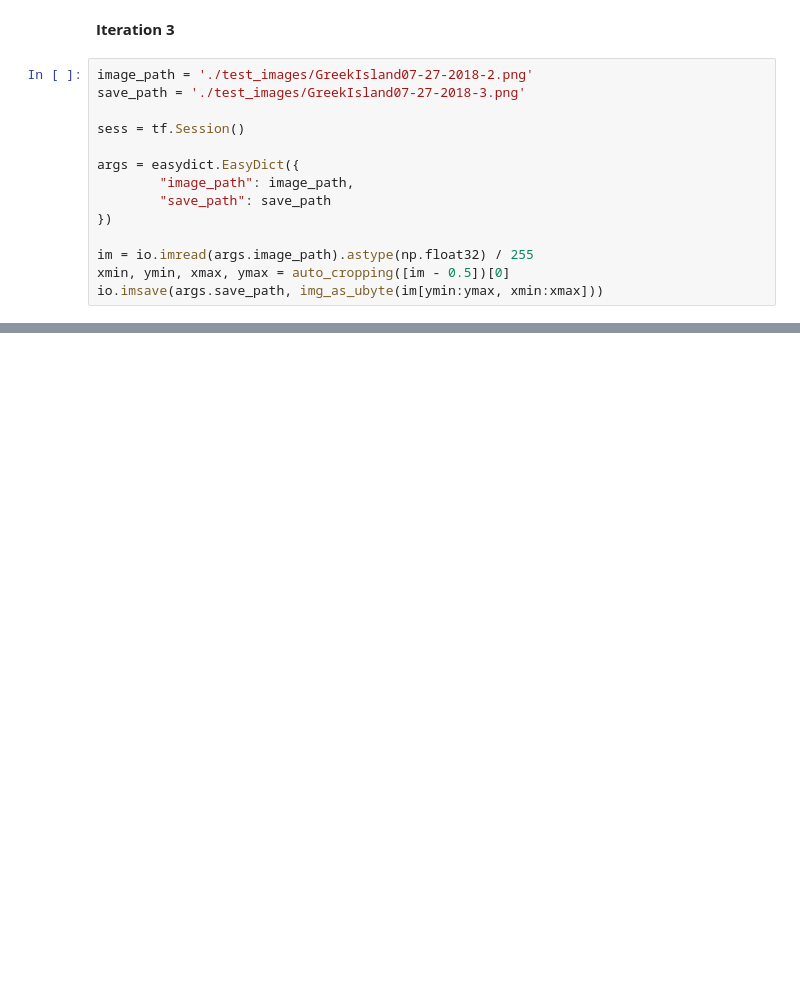
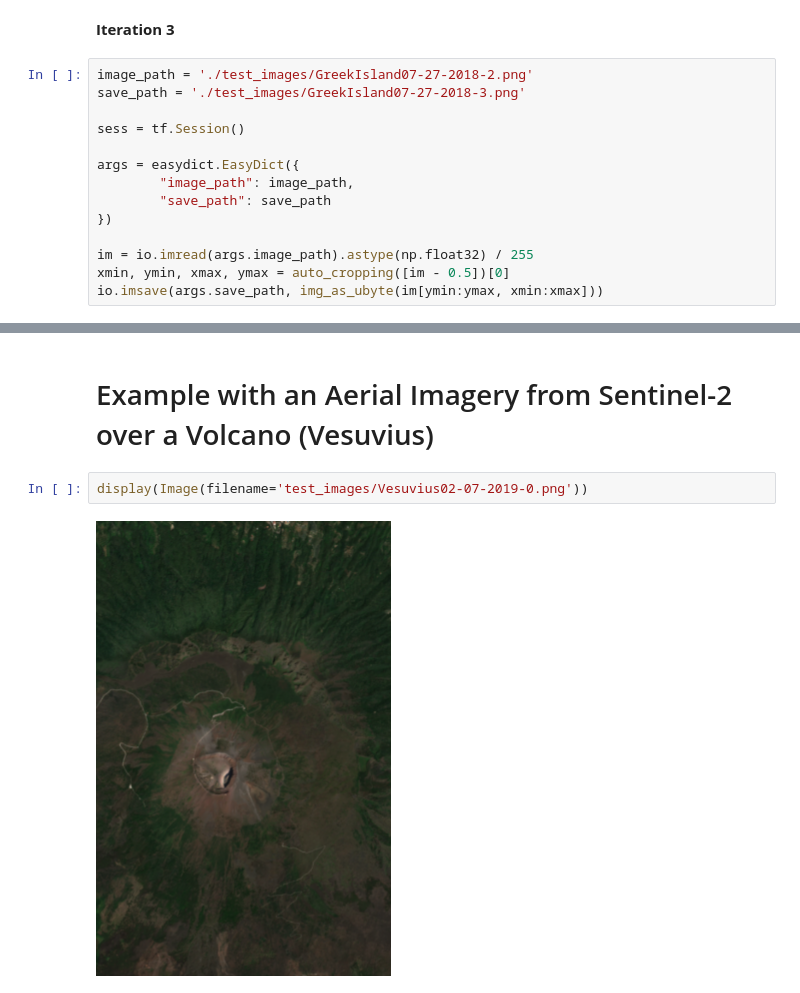
Before and after one commit to cfortunylombra/AI4EO-ReinforcementLearning, a Jupyter notebook: A2RL-main.ipynb, the cells around one changed output, grey strips where cells are left out. Saved outputs shown, nothing was run; the diff lists cells and outputs as text; blank space fills up the shorter version.

```diff
--- a/A2RL-main.ipynb
+++ b/A2RL-main.ipynb
@@ -391,0 +308,6 @@ display(Image(filename='test_images/GreekIsland07-27-2018-3.png'))
+# %% [markdown]
+# Example with an Aerial Imagery from Sentinel-2 over a Volcano (Vesuvius)
+# %%
+display(Image(filename='test_images/Vesuvius02-07-2019-0.png'))
+# %% [output]
+[figure, added]
```
Also changed, not shown: parts of 36 cells of this notebook, 14 other files.
